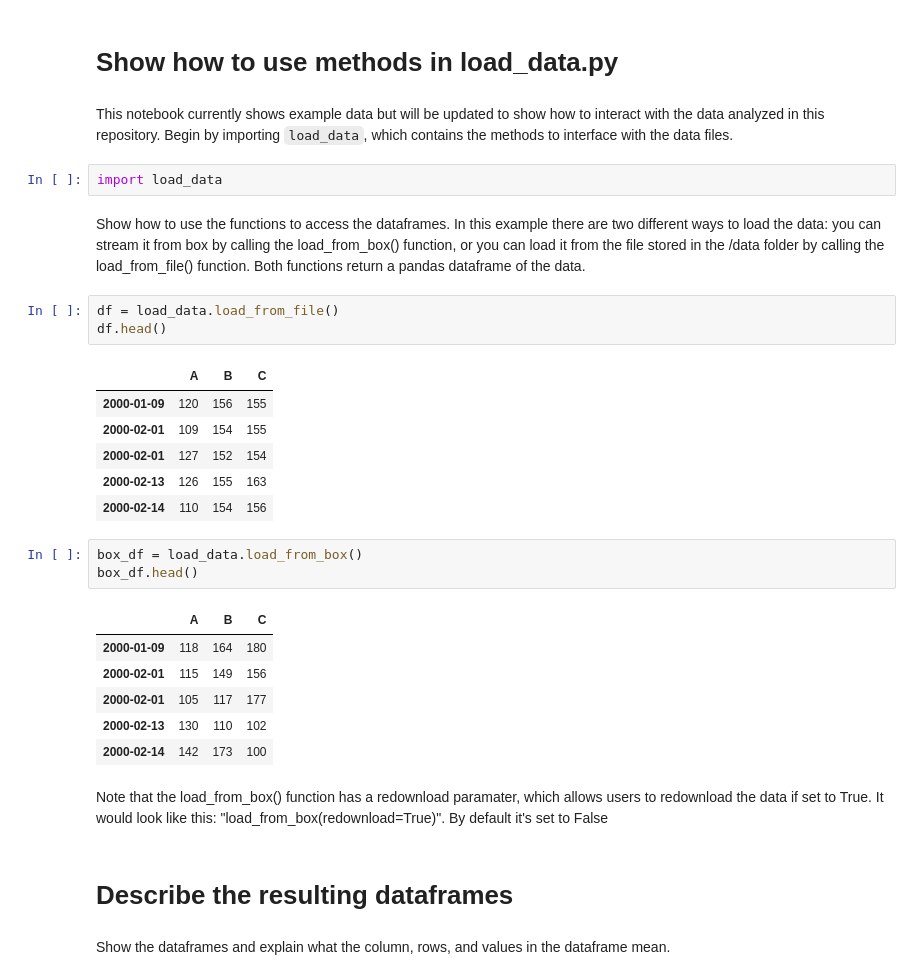
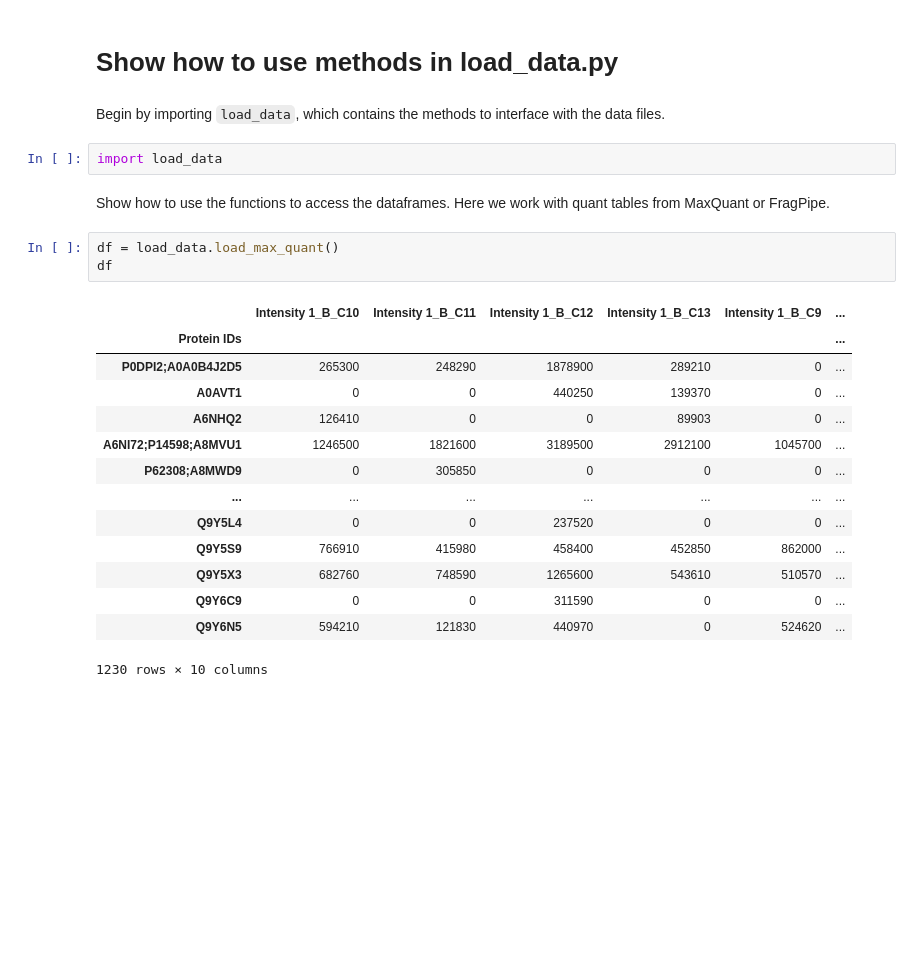
Before and after one commit to PayneLab/Lymphocytes1, a Jupyter notebook: data_descriptor.ipynb, the cells around one changed output. Drawn from its saved outputs; the diff is of its cells as text; blank space fills up the shorter version.

```diff
--- a/data_descriptor.ipynb
+++ b/data_descriptor.ipynb
@@ -1,34 +1,26 @@
 # %% [markdown]
 # Show how to use methods in load_data.py
 # %% [markdown]
-This notebook currently shows example data but will be updated to show  how to interact with the data analyzed in this repository. Begin by importing <code>load_data</code>, which contains the methods to interface with the data files.
+Begin by importing <code>load_data</code>, which contains the methods to interface with the data files.
 # %%
 import load_data
-# %% [markdown]
-Show how to use the functions to access the dataframes.  In this example there are two different ways to load the data: you can stream it from box by calling the load_from_box() function, or you can load it from the file stored in the /data folder by calling the load_from_file() function. Both functions return a pandas dataframe of the data.
+# %% [markdown]
+Show how to use the functions to access the dataframes. Here we work with quant tables from MaxQuant or FragPipe.
 # %%
-df = load_data.load_from_file()
-df.head()
+df = load_data.load_max_quant()
+df
 # %% [output]
-|  | A | B | C |
-| 2000-01-09 | 120 | 156 | 155 |
-| 2000-02-01 | 109 | 154 | 155 |
-| 2000-02-01 | 127 | 152 | 154 |
-| 2000-02-13 | 126 | 155 | 163 |
-| 2000-02-14 | 110 | 154 | 156 |
+|  | Intensity 1_B_C10 | Intensity 1_B_C11 | Intensity 1_B_C12 | Intensity 1_B_C13 | Intensity 1_B_C9 | ... |
+| Protein IDs |  |  |  |  |  | ... |
+| P0DPI2;A0A0B4J2D5 | 265300 | 248290 | 1878900 | 289210 | 0 | ... |
+| A0AVT1 | 0 | 0 | 440250 | 139370 | 0 | ... |
+| A6NHQ2 | 126410 | 0 | 0 | 89903 | 0 | ... |
+| A6NI72;P14598;A8MVU1 | 1246500 | 1821600 | 3189500 | 2912100 | 1045700 | ... |
+| P62308;A8MWD9 | 0 | 305850 | 0 | 0 | 0 | ... |
+| ... | ... | ... | ... | ... | ... | ... |
+| Q9Y5L4 | 0 | 0 | 237520 | 0 | 0 | ... |
+| Q9Y5S9 | 766910 | 415980 | 458400 | 452850 | 862000 | ... |
+| Q9Y5X3 | 682760 | 748590 | 1265600 | 543610 | 510570 | ... |
+| Q9Y6C9 | 0 | 0 | 311590 | 0 | 0 | ... |
+| Q9Y6N5 | 594210 | 121830 | 440970 | 0 | 524620 | ... |
+1230 rows × 10 columns
-# %%
-box_df = load_data.load_from_box()
-box_df.head()
-# %% [output]
-|  | A | B | C |
-| 2000-01-09 | 118 | 164 | 180 |
-| 2000-02-01 | 115 | 149 | 156 |
-| 2000-02-01 | 105 | 117 | 177 |
-| 2000-02-13 | 130 | 110 | 102 |
-| 2000-02-14 | 142 | 173 | 100 |
-# %% [markdown]
-Note that the load_from_box() function has a redownload paramater, which allows users to redownload the data if set to True. It would look like this: "load_from_box(redownload=True)". By default it's set to False
-# %% [markdown]
-# Describe the resulting dataframes
-# %% [markdown]
-Show the dataframes and explain what the column, rows, and values in the dataframe mean.
```
Also changed, not shown: parts of 5 cells of this notebook, 5 other files.
